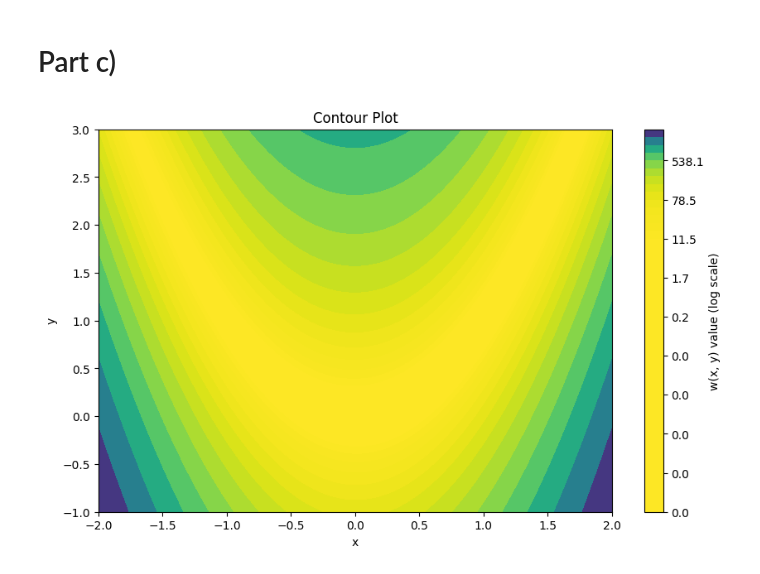
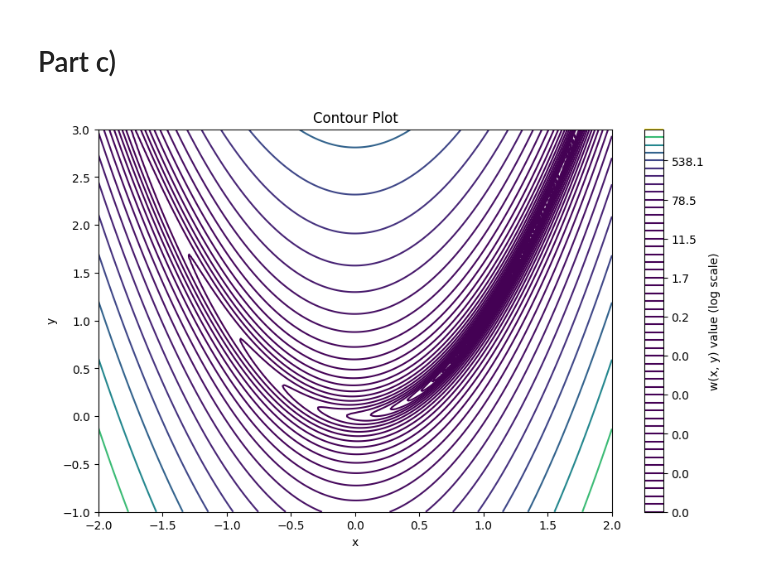
Before and after one commit to HetviChaniyara/Non-Linear-Optimisation-Homeworks, a Jupyter notebook: Homework 1/1.5.ipynb, the cells around one changed output. Saved outputs shown, nothing was run; the diff lists cells and outputs as text; code cells hidden in the pictures.

```diff
--- a/Homework 1/1.5.ipynb
+++ b/Homework 1/1.5.ipynb
@@ -46,19 +46,19 @@ fig.show()
 # %%
 x = np.linspace(-2, 2, n)
 y = np.linspace(-1, 3, n)
 X, Y = np.meshgrid(x, y)
 
 W = 100 * (Y - X**2)**2 + (1 - X)**2
 
 levels = np.logspace(np.log10(W.min()), np.log10(W.max()), 50)
 
 plt.figure(figsize=(10, 6))
-cp = plt.contourf(X, Y, W, levels=levels, cmap='viridis_r')
+cp = plt.contour(X, Y, W, levels=levels, cmap='viridis')
 plt.colorbar(cp, label='w(x, y) value (log scale)')
 
 plt.title('Contour Plot')
 plt.xlabel('x')
 plt.ylabel('y')
 plt.show()
 # %% [output]
-[figure, old version]
+[figure, new version]
```
Also changed, not shown: 1 other file.
